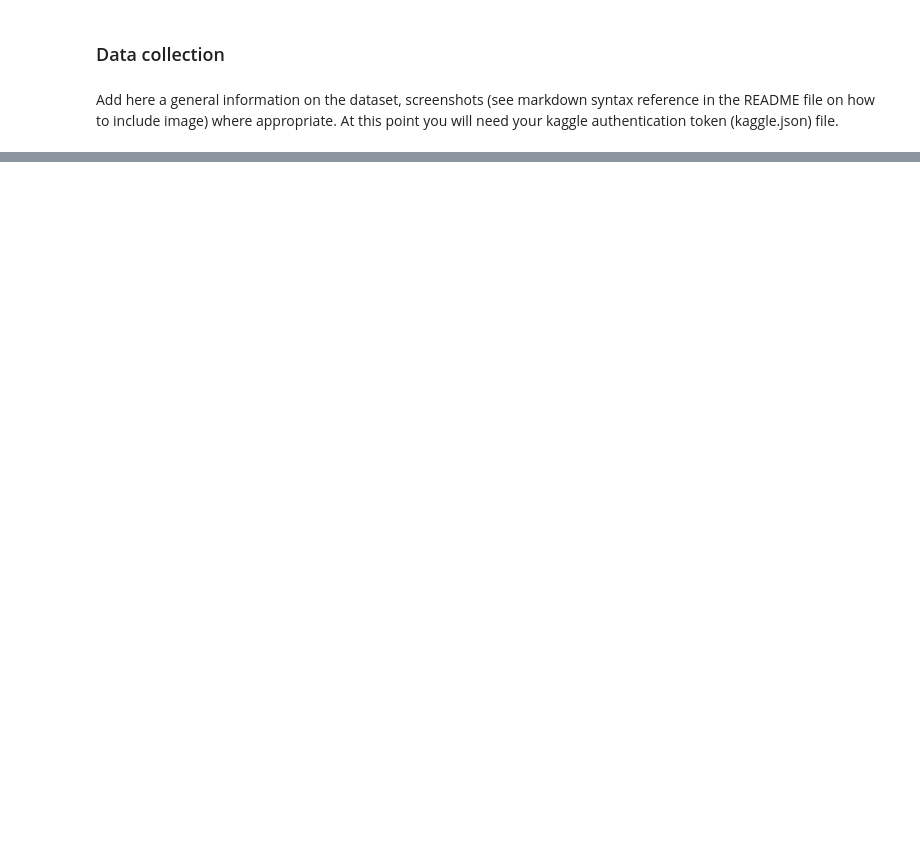
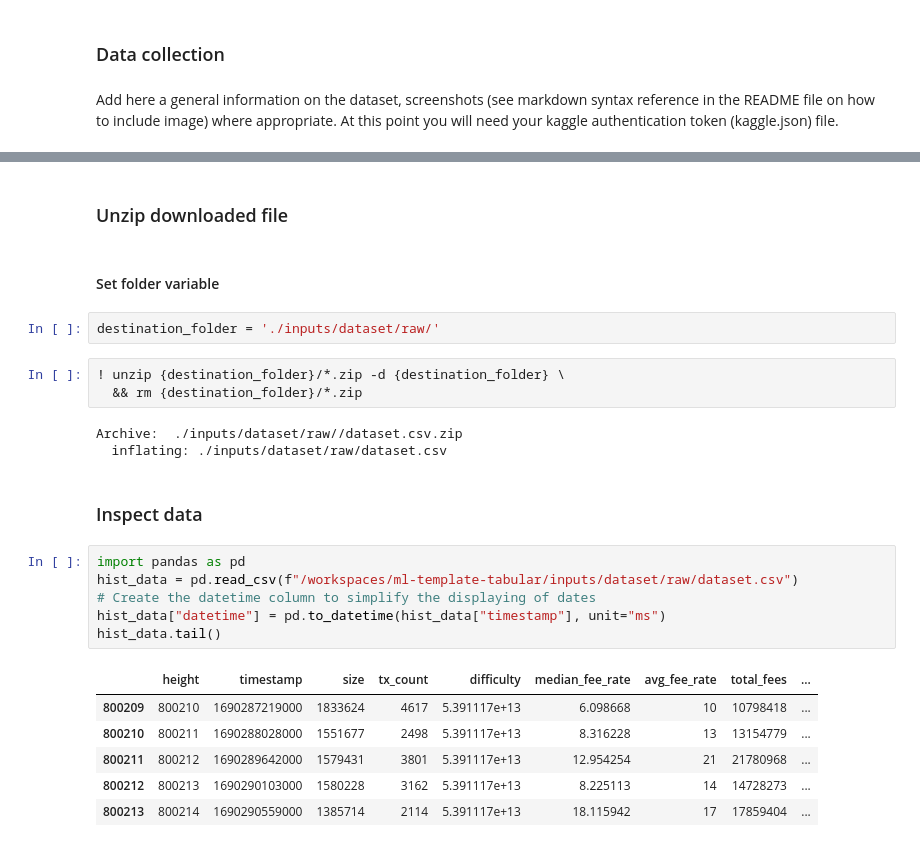
Before and after one commit to DrSYakovlev/ml-template-images, a Jupyter notebook: jupyter_notebooks/1_data_collection.ipynb, the cells around one changed output, grey strips where cells are left out. Saved outputs shown, nothing was run; the diff lists cells and outputs as text; blank space fills up the shorter version.

```diff
--- a/jupyter_notebooks/1_data_collection.ipynb
+++ b/jupyter_notebooks/1_data_collection.ipynb
@@ -45,0 +62,27 @@ Add here a general information on the dataset, screenshots (see markdown syntax
+# %% [markdown]
+### Unzip downloaded file
+# %% [markdown]
+#### Set folder variable
+# %%
+destination_folder = './inputs/dataset/raw/'
+# %%
+! unzip {destination_folder}/*.zip -d {destination_folder} \
+  && rm {destination_folder}/*.zip
+# %% [output]
+Archive:  ./inputs/dataset/raw//dataset.csv.zip
+  inflating: ./inputs/dataset/raw/dataset.csv
+# %% [markdown]
+### Inspect data
+# %%
+import pandas as pd
+hist_data = pd.read_csv(f"/workspaces/ml-template-tabular/inputs/dataset/raw/dataset.csv")
+# Create the datetime column to simplify the displaying of dates
+hist_data["datetime"] = pd.to_datetime(hist_data["timestamp"], unit="ms")
+hist_data.tail()
+# %% [output]
+|  | height | timestamp | size | tx_count | difficulty | median_fee_rate | avg_fee_rate | total_fees | ... |
+| 800209 | 800210 | 1690287219000 | 1833624 | 4617 | 5.391117e+13 | 6.098668 | 10 | 10798418 | ... |
+| 800210 | 800211 | 1690288028000 | 1551677 | 2498 | 5.391117e+13 | 8.316228 | 13 | 13154779 | ... |
+| 800211 | 800212 | 1690289642000 | 1579431 | 3801 | 5.391117e+13 | 12.954254 | 21 | 21780968 | ... |
+| 800212 | 800213 | 1690290103000 | 1580228 | 3162 | 5.391117e+13 | 8.225113 | 14 | 14728273 | ... |
+| 800213 | 800214 | 1690290559000 | 1385714 | 2114 | 5.391117e+13 | 18.115942 | 17 | 17859404 | ... |
```
Also changed, not shown: parts of 14 cells of this notebook, 8 other files.
